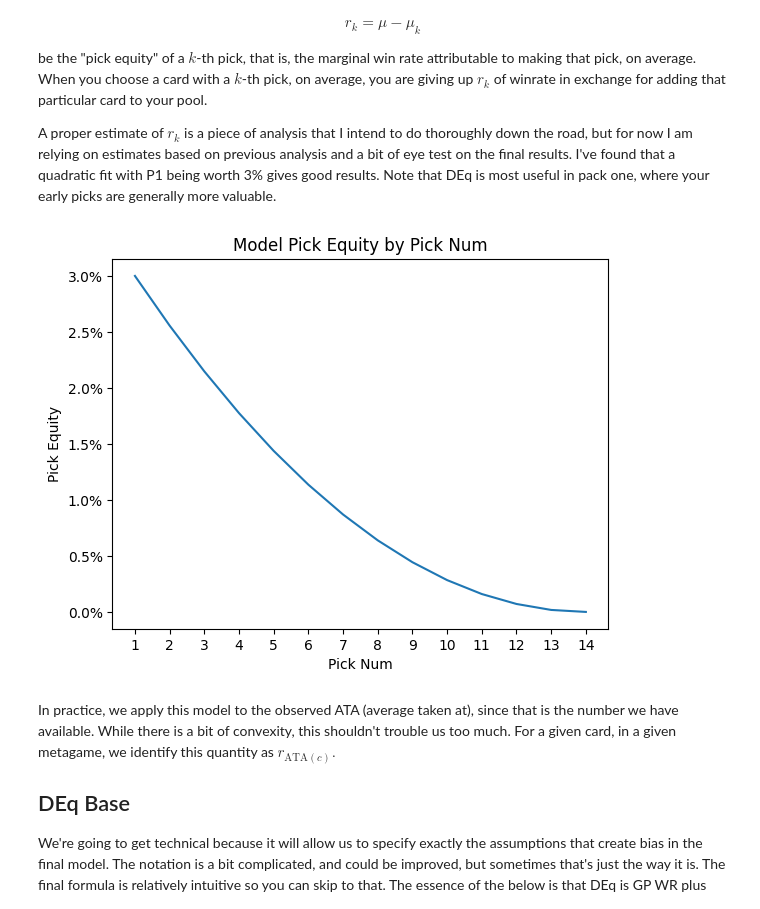
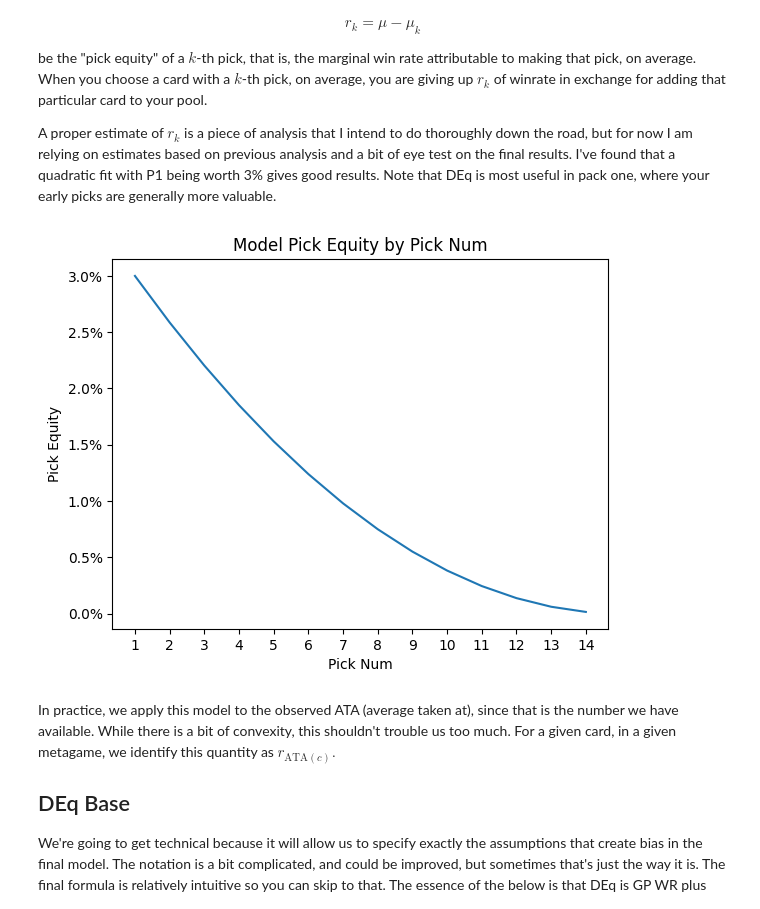
Before and after one commit to oelarnes/deq, a Jupyter notebook: docs/deq.ipynb, the cells around one changed output. Cells and saved outputs as stored; diff of their text form; code cells hidden in the pictures.

```diff
--- a/docs/deq.ipynb
+++ b/docs/deq.ipynb
@@ -47,23 +47,20 @@ A proper estimate of $r_k$ is a piece of analysis that I intend to do thoroughly
 # %%
 import matplotlib.pyplot as plt
 import matplotlib.ticker as mtick
-
 import numpy as np
-
-from deq.deq import P1_PICK_EQUITY, ATA_DENOM
 
 _, ax = plt.subplots()
 x = np.arange(1,15)
-y = P1_PICK_EQUITY * (1 - (x - 1)/ATA_DENOM) ** 2
+y = 0.03 * (1 - (x - 1)/14) ** 2
 ax.yaxis.set_major_formatter(mtick.PercentFormatter(1.0, decimals=1))
 ax.plot(x, y)
 ax.set_title("Model Pick Equity by Pick Num")
 ax.set_ylabel("Pick Equity")
 ax.set_xlabel("Pick Num")
 ax.set_xticks(x)
 plt.show()
 # %% [output]
-[figure, old version]
+[figure, new version]
 # %% [markdown]
 In practice, we apply this model to the observed ATA (average taken at), since that is the number we have available. While there is a bit of convexity, this shouldn't trouble us too much. For a given card, in a given metagame, we identify this quantity as $r_{\text{ATA}(c)}.$
 
```
Also changed, not shown: 2 other files.
